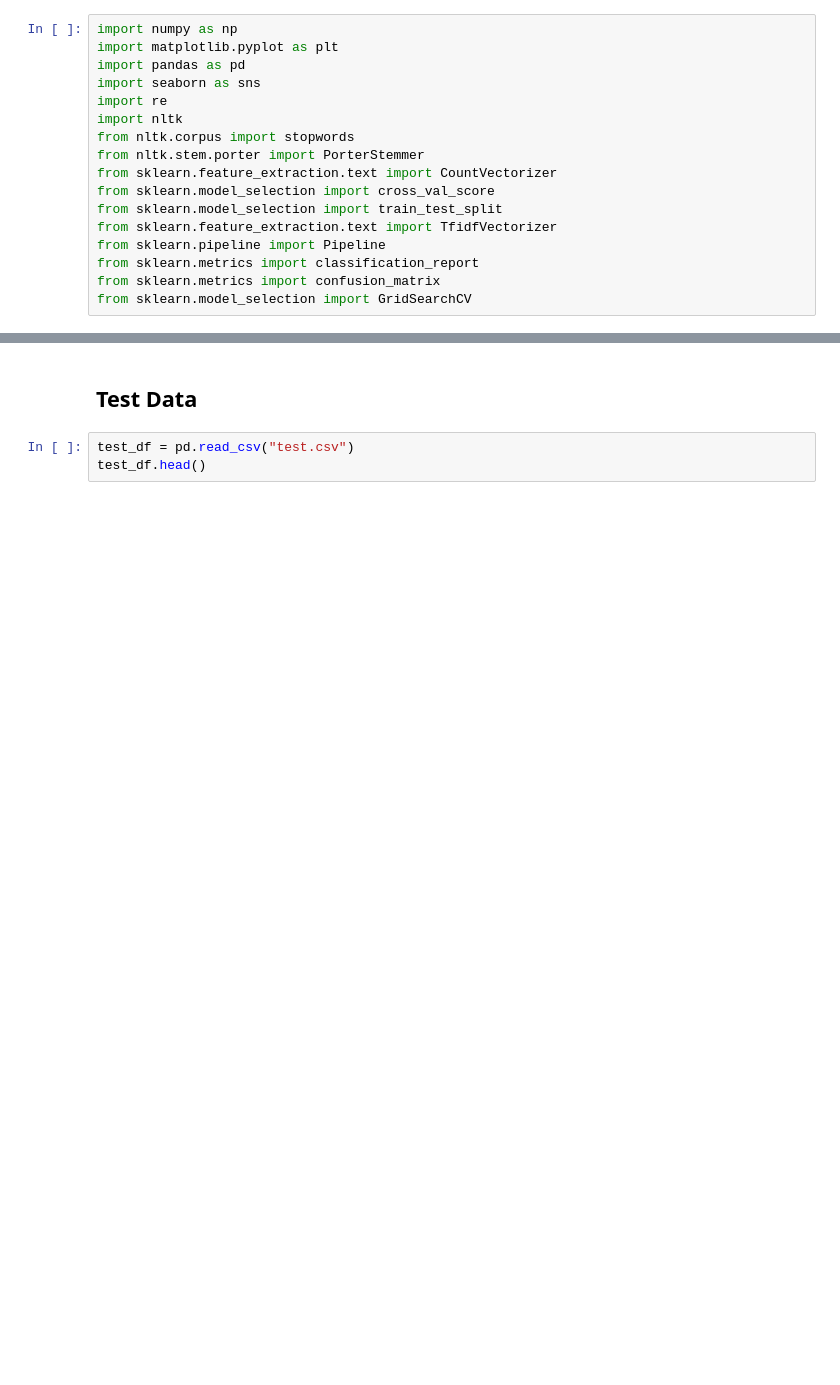
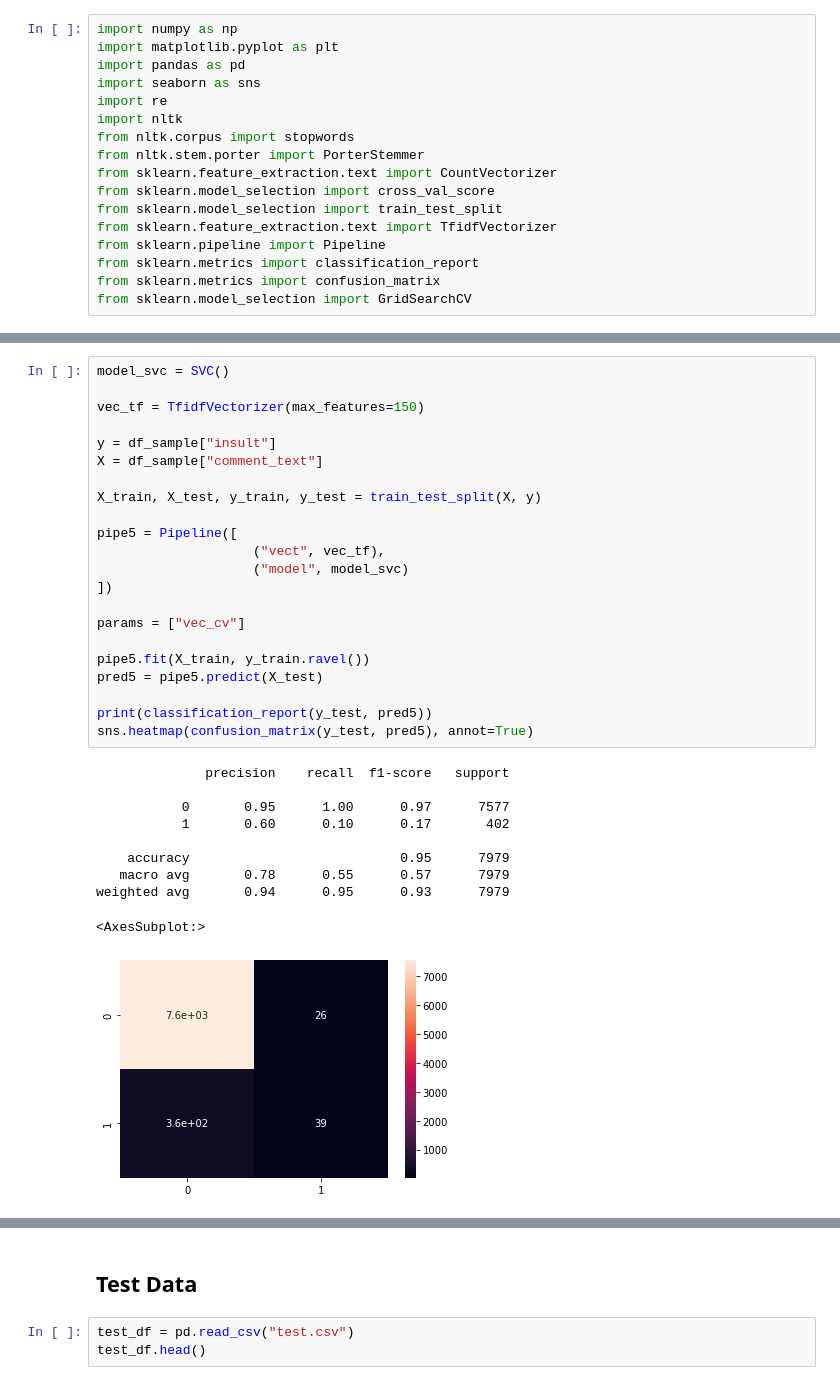
Before and after one commit to guochuanyong/ItML_Project_1_Students, a Jupyter notebook: proj_1_start.ipynb, the cells around one changed output, grey strips where cells are left out. Saved outputs shown, nothing was run; the diff lists cells and outputs as text; blank space fills up the shorter version.

```diff
--- a/proj_1_start.ipynb
+++ b/proj_1_start.ipynb
@@ -161,0 +195,33 @@ weighted avg       0.96      0.96      0.95      3990
+# %%
+model_svc = SVC()
+
+vec_tf = TfidfVectorizer(max_features=150)
+
+y = df_sample["insult"]
+X = df_sample["comment_text"]
+
+X_train, X_test, y_train, y_test = train_test_split(X, y)
+
+pipe5 = Pipeline([
+                    ("vect", vec_tf),
+                    ("model", model_svc)
+])
+
+params = ["vec_cv"]
+
+pipe5.fit(X_train, y_train.ravel())
+pred5 = pipe5.predict(X_test)
+
+print(classification_report(y_test, pred5))
+sns.heatmap(confusion_matrix(y_test, pred5), annot=True)
+# %% [output]
+              precision    recall  f1-score   support
+
+           0       0.95      1.00      0.97      7577
+           1       0.60      0.10      0.17       402
+
+    accuracy                           0.95      7979
+   macro avg       0.78      0.55      0.57      7979
+weighted avg       0.94      0.95      0.93      7979
+<AxesSubplot:>
+[figure, added]
```
Also changed, not shown: parts of 9 cells of this notebook, 1 other file.
